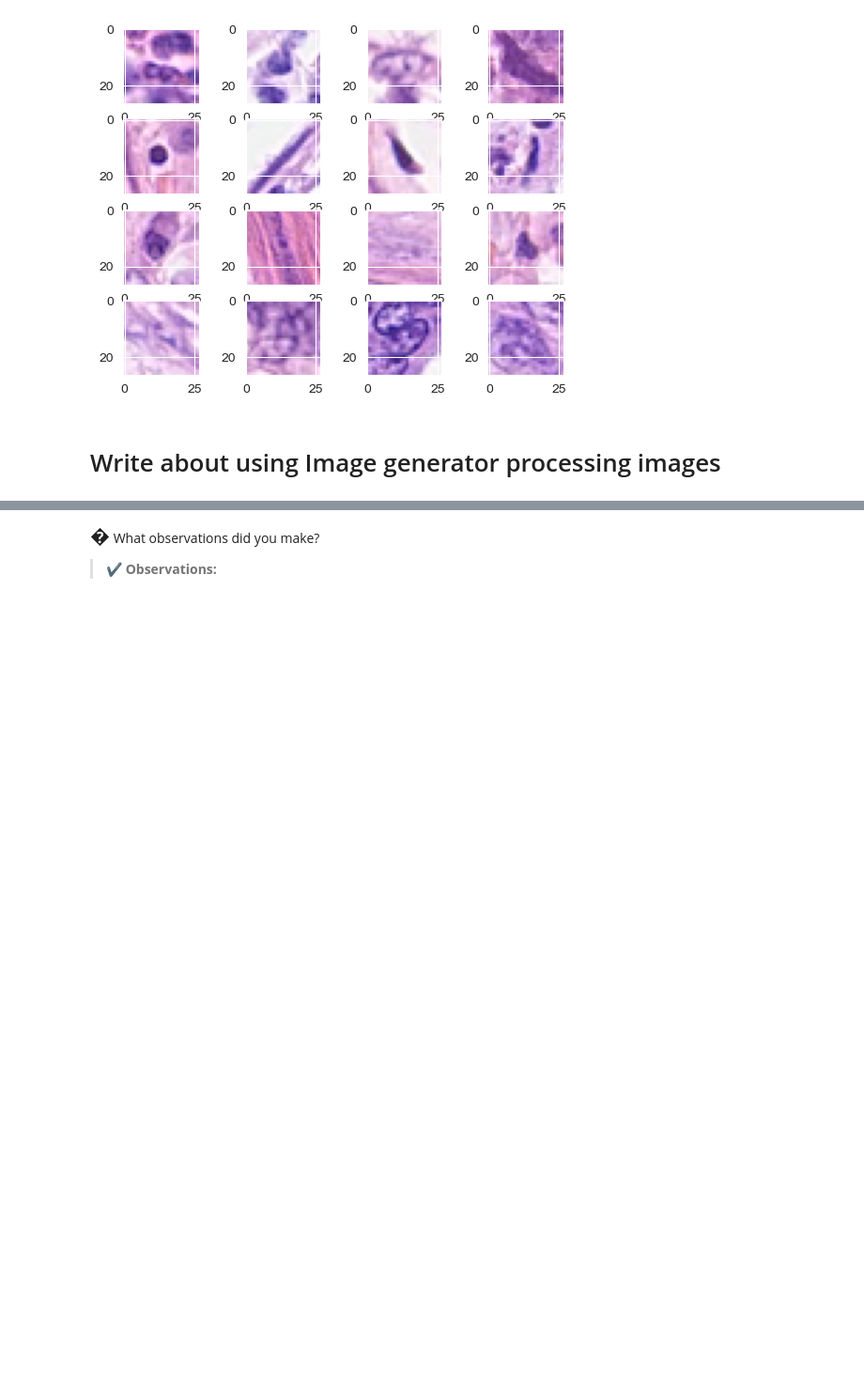
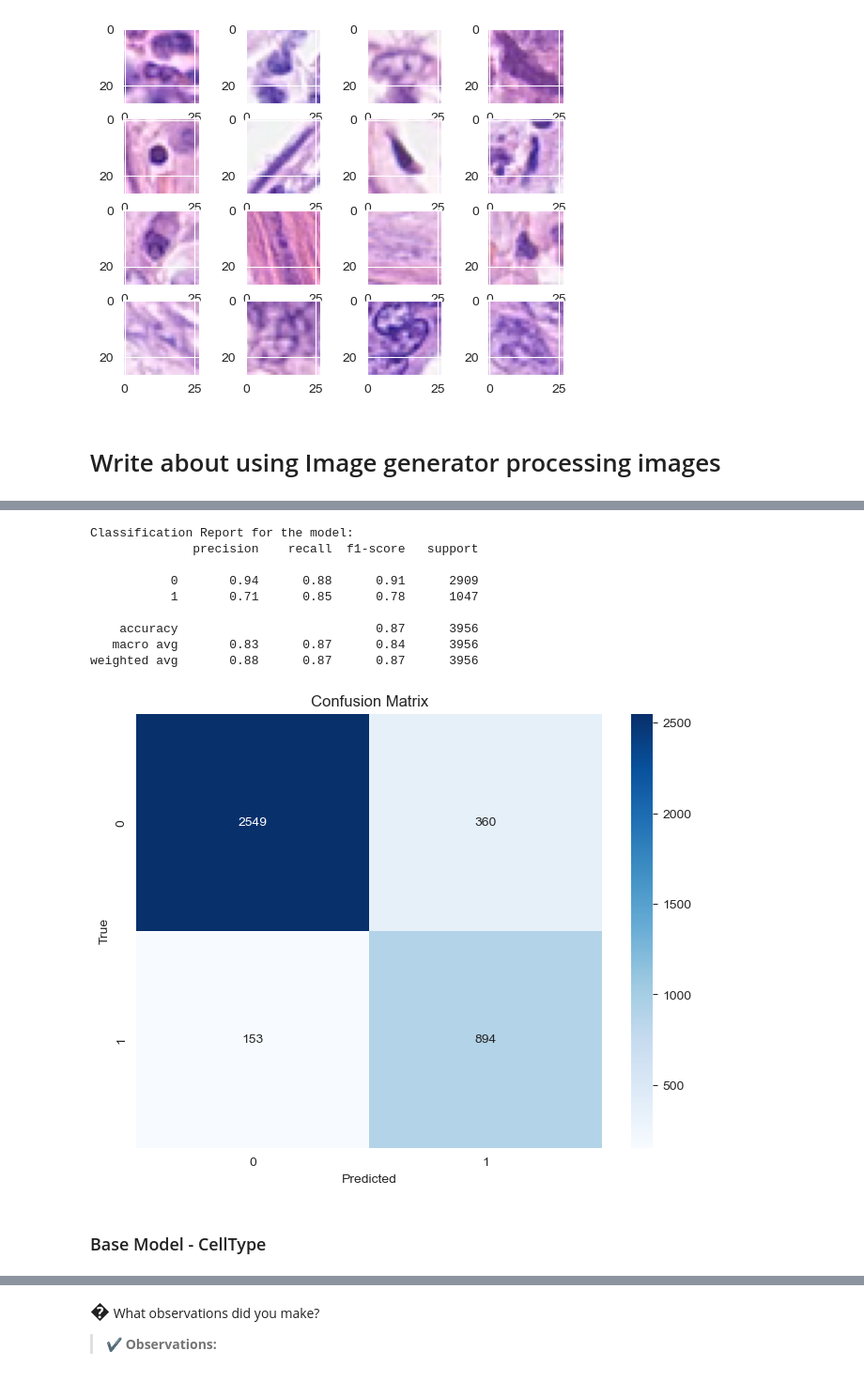
Before and after one commit to Shalini247/Image-Classification, a Jupyter notebook: s4073541_s4072225.ipynb, the cells around one changed output, grey strips where cells are left out. Shown at 94% size. Saved outputs shown, nothing was run; the diff lists cells and outputs as text; code cells hidden in the pictures; blank space fills up the shorter version.

```diff
--- a/s4073541_s4072225.ipynb
+++ b/s4073541_s4072225.ipynb
@@ -366,0 +474,35 @@ Note: You need to also balance the model complexity with model performence, expl
+# %%
+from sklearn.metrics import classification_report, confusion_matrix
+from sklearn.utils.class_weight import compute_class_weight
+def model_evaluation(test_generator,model):
+  # Predict the probabilities
+  y_pred_probs = model.predict(test_generator, verbose=0)
+  y_pred = np.argmax(y_pred_probs, axis=1)
+  y_true = test_generator.classes
+
+  # Class names
+  class_names = list(test_generator.class_indices.keys())
+
+  print("Classification Report for the model:")
+  print(classification_report(y_true, y_pred, target_names=class_names))
+
+  # Confusion matrix
+  cm = confusion_matrix(y_true, y_pred)
+  plt.figure(figsize=(8, 6))
+  sns.heatmap(cm, annot=True, fmt='d', cmap='Blues', xticklabels=class_names, yticklabels=class_names)
+  plt.xlabel('Predicted')
+  plt.ylabel('True')
+  plt.title('Confusion Matrix')
+# %%
+model_evaluation(test_gen_can, model_VGG_1)
+# %% [output]
+Classification Report for the model:
+              precision    recall  f1-score   support
+
+           0       0.94      0.88      0.91      2909
+           1       0.71      0.85      0.78      1047
+
+    accuracy                           0.87      3956
+   macro avg       0.83      0.87      0.84      3956
+weighted avg       0.88      0.87      0.87      3956
+[figure, added]
@@ -366,0 +511,2 @@ Note: You need to also balance the model complexity with model performence, expl
+# %% [markdown]
+### Base Model - CellType
```
Also changed, not shown: parts of 44 cells of this notebook.
